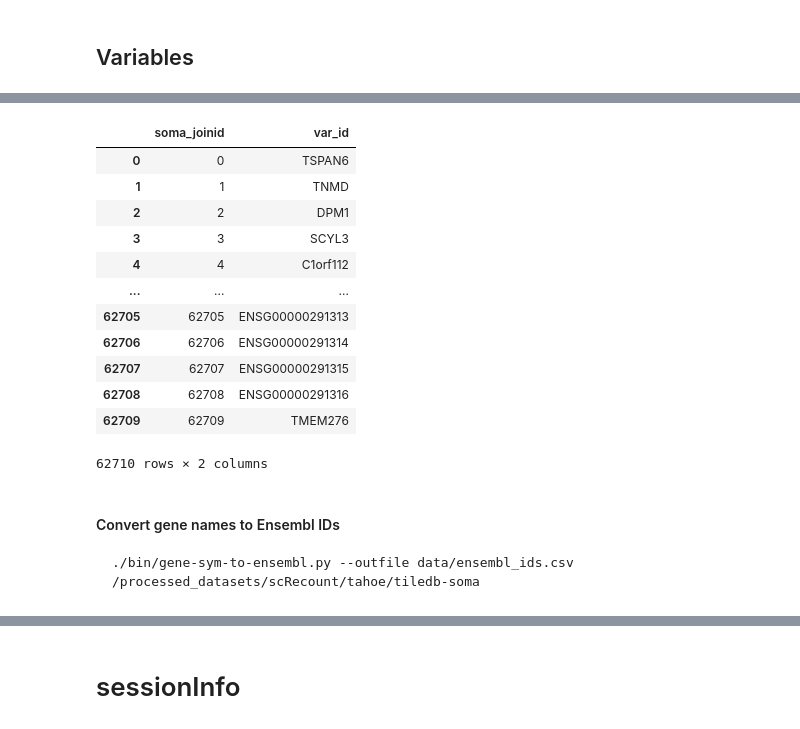
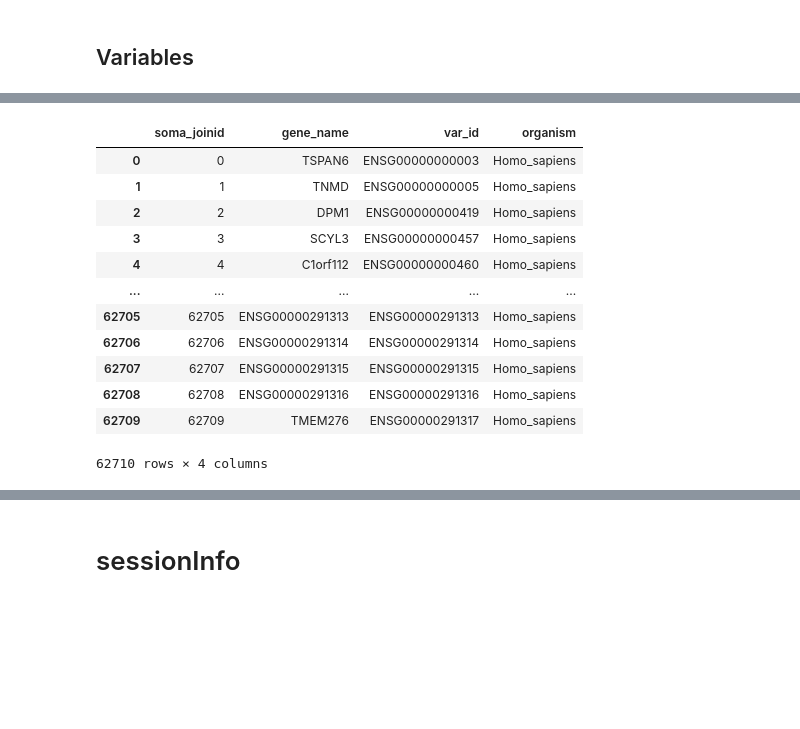
Before and after one commit to bioinfo-tsukuba/scRecounter, a Jupyter notebook: notebooks/tiledb/tahoe-100_create.ipynb, the cells around one changed output, grey strips where cells are left out. Saved outputs shown, nothing was run; the diff lists cells and outputs as text; code cells hidden in the pictures; blank space fills up the shorter version.

````diff
--- a/notebooks/tiledb/tahoe-100_create.ipynb
+++ b/notebooks/tiledb/tahoe-100_create.ipynb
@@ -23,5 +26,6 @@ pn.theme_set(pn.theme_bw())
 # %%
 db_uri = os.path.join(work_dir, 'tiledb-soma')
 #db_uri = os.path.join(work_dir, 'tiledb-soma-mini')
+db_uri = "gs://arc-ctc-tahoe100/2025-02-25/tiledb-soma/"
 db_uri
 # %% [output]
@@ -325,11 +518,10 @@ df.head()
 # %%
-# transcripts per cell
-with tiledbsoma.open(db_uri) as exp:
-    df = (
-        exp.obs.read(column_names=["tscp_count"])
-        .concat()
-        #.slice(0,5e7)
-        .to_pandas()
-    )
-print(df.shape)
-df.head()
+# # transcripts per cell
+# with tiledbsoma.open(db_uri) as exp:
+#     df = (
+#         exp.obs.read(column_names=["tscp_count"])
+#         .concat()
+#         .to_pandas()
+#     )
+# print(df.shape)
+# df.head()
@@ -371,13 +568,18 @@ p
 # %%
-# gene count per cell
-with tiledbsoma.Experiment.open(db_uri) as exp:
-    df = (
-        exp.obs.read(column_names=["gene_count"])
-        .concat()
-        .to_pandas()
-    )
-print(df.shape)
-df.head()
+# # gene count per cell
+# with tiledbsoma.Experiment.open(db_uri) as exp:
+#     df = (
+#         exp.obs.read(column_names=["gene_count"])
+#         .concat()
+#         .to_pandas()
+#     )
+# print(df.shape)
+# df.head()
+
+# Example usage: Return only the "sample" and "species" columns.
+counts = get_obs(db_uri, columns=["gene_count"])
+print(counts.shape)
+counts.head()
 # %% [output]
 (100648790, 1)
 |  | gene_count |
@@ -426,30 +645,24 @@ var_id: large_string
 # %%
 # read in the var level data
 with tiledbsoma.Experiment.open(db_uri) as exp:
     df_var = (
         exp.ms["RNA"]
-        .var.read(column_names=["soma_joinid", "var_id"])
+        .var.read()
         .concat()
         .to_pandas()
     )
 df_var
 # %% [output]
-|  | soma_joinid | var_id |
-| 0 | 0 | TSPAN6 |
-| 1 | 1 | TNMD |
-| 2 | 2 | DPM1 |
-| 3 | 3 | SCYL3 |
-| 4 | 4 | C1orf112 |
-| ... | ... | ... |
-| 62705 | 62705 | ENSG00000291313 |
-| 62706 | 62706 | ENSG00000291314 |
-| 62707 | 62707 | ENSG00000291315 |
-| 62708 | 62708 | ENSG00000291316 |
-| 62709 | 62709 | TMEM276 |
+|  | soma_joinid | gene_name | var_id | organism |
+| 0 | 0 | TSPAN6 | ENSG00000000003 | Homo_sapiens |
+| 1 | 1 | TNMD | ENSG00000000005 | Homo_sapiens |
+| 2 | 2 | DPM1 | ENSG00000000419 | Homo_sapiens |
+| 3 | 3 | SCYL3 | ENSG00000000457 | Homo_sapiens |
+| 4 | 4 | C1orf112 | ENSG00000000460 | Homo_sapiens |
+| ... | ... | ... | ... | ... |
+| 62705 | 62705 | ENSG00000291313 | ENSG00000291313 | Homo_sapiens |
+| 62706 | 62706 | ENSG00000291314 | ENSG00000291314 | Homo_sapiens |
+| 62707 | 62707 | ENSG00000291315 | ENSG00000291315 | Homo_sapiens |
+| 62708 | 62708 | ENSG00000291316 | ENSG00000291316 | Homo_sapiens |
+| 62709 | 62709 | TMEM276 | ENSG00000291317 | Homo_sapiens |
-62710 rows × 2 columns
+62710 rows × 4 columns
-# %% [markdown]
-#### Convert gene names to Ensembl IDs
-
-```bash
-./bin/gene-sym-to-ensembl.py --outfile data/ensembl_ids.csv /processed_datasets/scRecount/tahoe/tiledb-soma
-```
````
Also changed, not shown: parts of 55 cells of this notebook, 3 other files.
